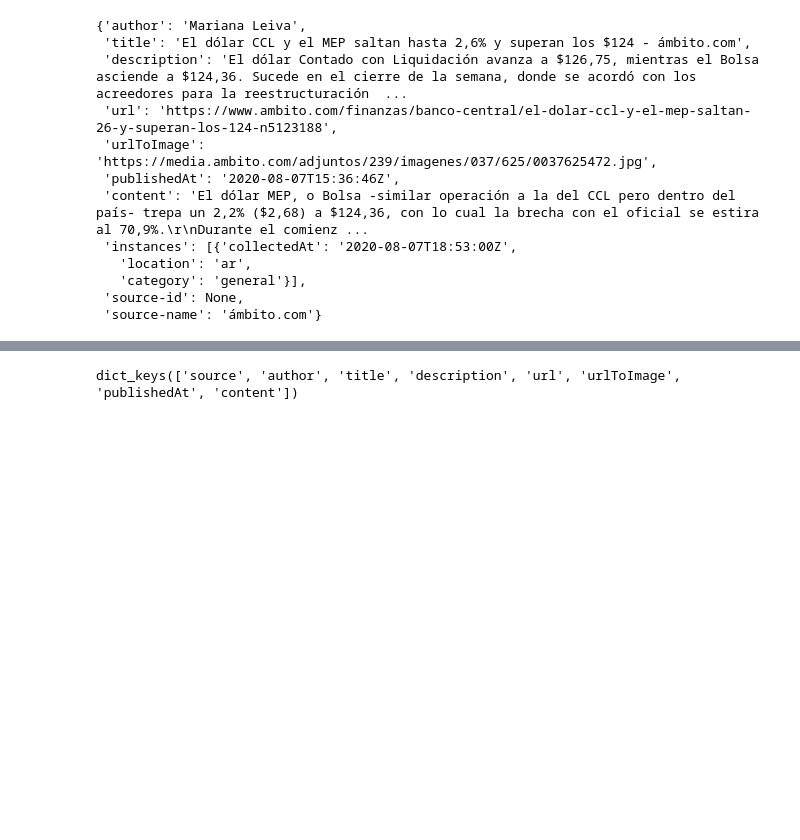
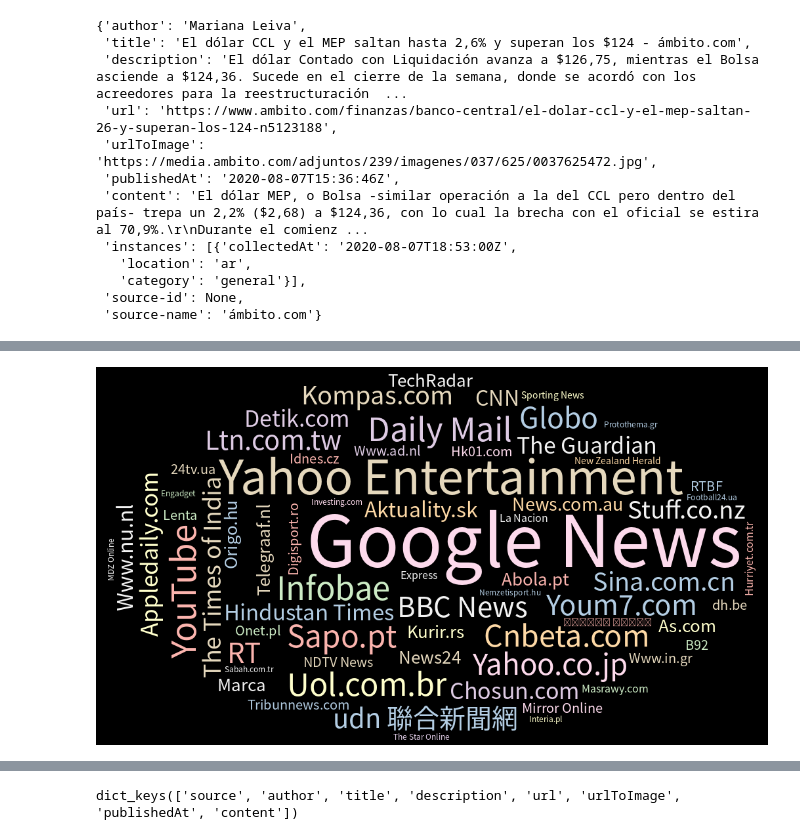
Before and after one commit to felixludos/babel-briefings, a Jupyter notebook: notebooks/format_dataset.ipynb, the cells around one changed output, grey strips where cells are left out. Saved outputs shown, nothing was run; the diff lists cells and outputs as text; code cells hidden in the pictures; blank space fills up the shorter version.

```diff
--- a/notebooks/format_dataset.ipynb
+++ b/notebooks/format_dataset.ipynb
@@ -225,0 +457,4 @@ save_json(langs, root/'temp-langs.json')
+# %%
+sources = [a['source-name'] for a in articles if a['source-name'] is not None]
+freqs = Counter(sources)
+len(sources) / len(articles)
@@ -225,0 +492,27 @@ save_json(langs, root/'temp-langs.json')
+# %%
+def create_mask(width, height):
+    center_x, center_y = width // 2, height // 2
+    radii_x, radii_y = center_x, center_y
+
+    y, x = np.ogrid[:height, :width]
+    mask = (x - center_x) ** 2 / radii_x ** 2 + (y - center_y) ** 2 / radii_y ** 2 > 1
+    mask = 255 * mask.astype(int)
+
+    return mask
+# %%
+width, height = 1024, 576
+
+wc = WordCloud(
+	# width=width, height=height,
+	mask=create_mask(width, height),
+			   max_words=100, margin=10,
+			   # font_path='/usr/share/fonts/truetype/dejavu/DejaVuSerif.ttf',
+	font_path = '/usr/share/fonts/opentype/noto/NotoSansCJK-Regular.ttc',
+	# font_path='/usr/share/fonts/opentype/noto',
+		                 min_font_size=10, background_color='black',
+			   # mask=mask,
+		                 colormap='Pastel1',
+			   stopwords=STOPWORDS, min_word_length=2,).generate_from_frequencies(freqs)
+wc.to_image()
+# %% [output]
+[figure, added]
```
Also changed, not shown: parts of 33 cells of this notebook, 1 other file.
